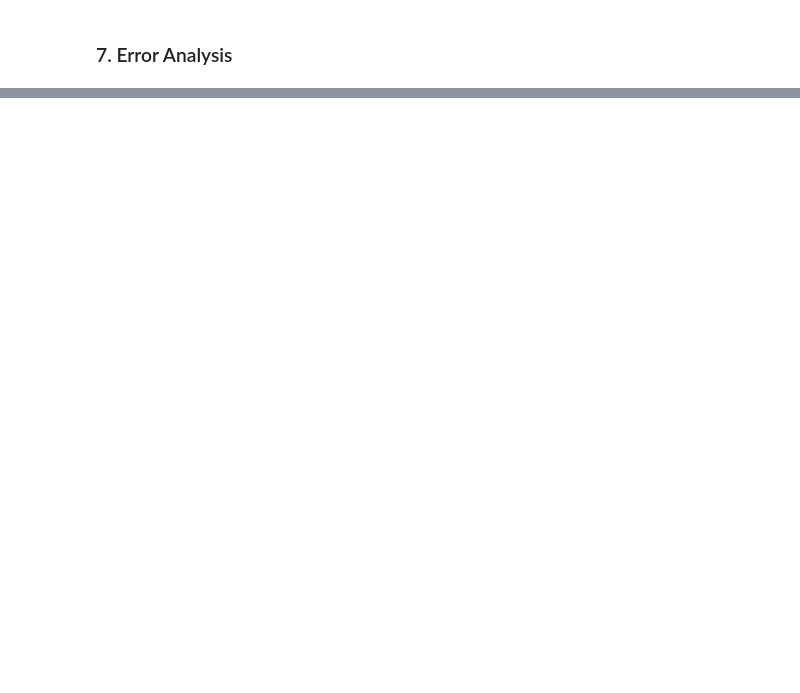
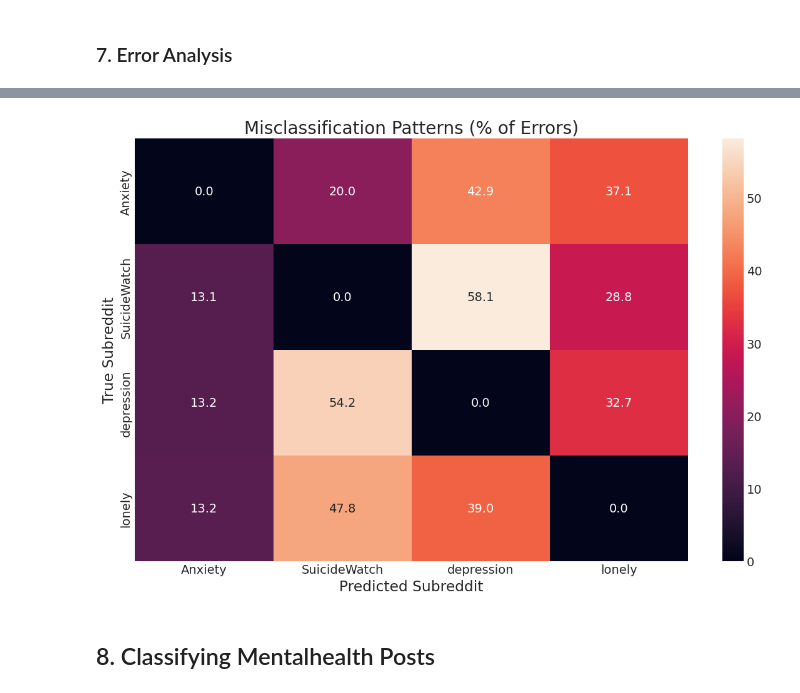
Before and after one commit to itmesneha/Subreddit-Sentinel, a Jupyter notebook: model_selection/Transformers.ipynb, the cells around one changed output, grey strips where cells are left out. Saved outputs shown, nothing was run; the diff lists cells and outputs as text; code cells hidden in the pictures; blank space fills up the shorter version.

Commit message:
Updated Transformers

```diff
--- a/model_selection/Transformers.ipynb
+++ b/model_selection/Transformers.ipynb
@@ -337,2 +389,13 @@ plt.show()
+# %%
+if roberta_accuracy > bert_accuracy:
+    best_model_name = "RoBERTa"
+    best_preds = roberta_preds
+    best_model = roberta_model
+    best_tokenizer = AutoTokenizer.from_pretrained("mental/mental-roberta-base")
+else:
+    best_model_name = "BERT"
+    best_preds = bert_preds
+    best_model = bert_model
+    best_tokenizer = AutoTokenizer.from_pretrained("mental/mental-bert-base-uncased")
 # %% [markdown]
 ### 7. Error Analysis
@@ -409,0 +402,3 @@ common_errors = pd.merge(
+# %%
+misclassified_indices = [i for i, (pred, true) in enumerate(zip(best_preds, roberta_labels)) if pred != true]
+print(f"Number of misclassified examples: {len(misclassified_indices)} out of {len(test_df)}")
@@ -410 +407,6 @@ common_errors = pd.merge(
+# %%
+test_df_reset = test_df.reset_index(drop=True)
+misclassified_df = test_df_reset.iloc[misclassified_indices].copy()
+misclassified_df['predicted_label'] = [best_preds[i] for i in misclassified_indices]
+misclassified_df['predicted_subreddit'] = label_encoder.inverse_transform(misclassified_df['predicted_label'])
 # %%
@@ -434,0 +454,13 @@ RoBERTa Predicted: mentalhealth
+# %%
+plt.figure(figsize=(12, 8))
+misclass_matrix = pd.crosstab(misclassified_df['subreddit'], misclassified_df['predicted_subreddit'], normalize='index') * 100
+sns.heatmap(misclass_matrix, annot=True, fmt='.1f', cmap='rocket')
+plt.title('Misclassification Patterns (% of Errors)')
+plt.ylabel('True Subreddit')
+plt.xlabel('Predicted Subreddit')
+plt.tight_layout()
+plt.show()
+# %% [output]
+[figure, added]
+# %% [markdown]
+## 8. Classifying Mentalhealth Posts
```
Also changed, not shown: parts of 89 cells of this notebook, 2 other files.
